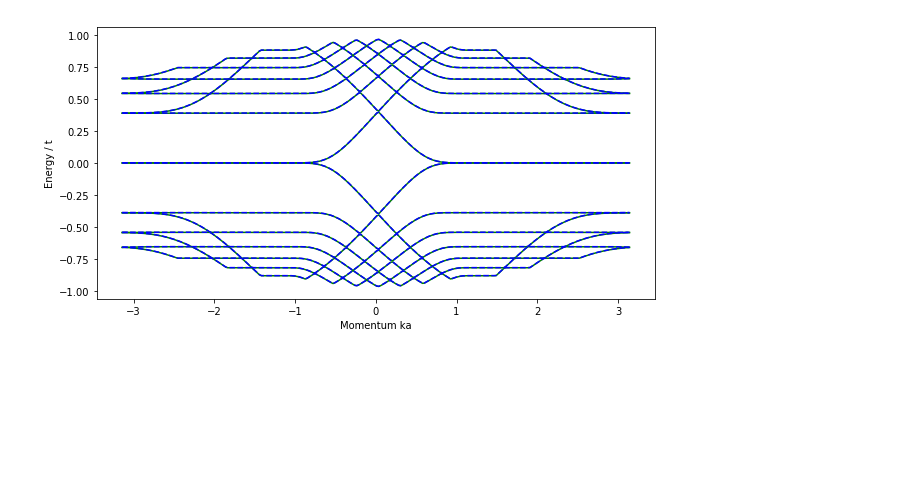
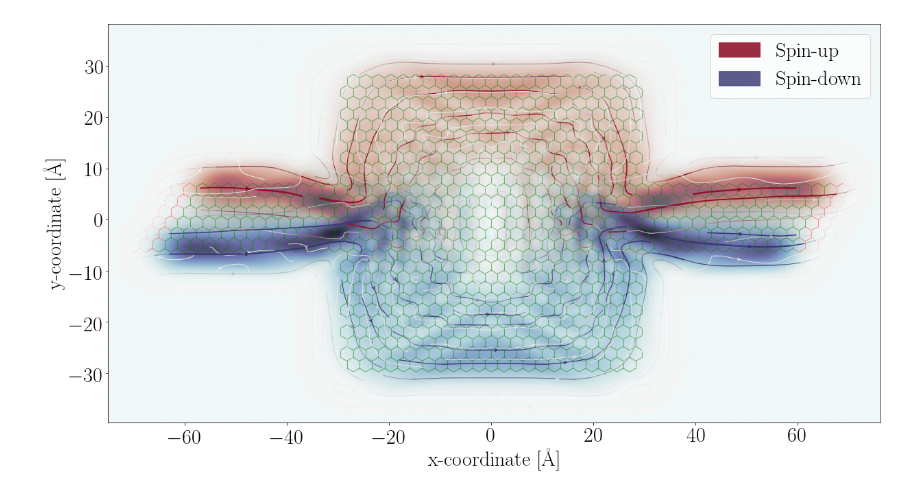
Before and after one commit to CLEANit/QuantumTransduction, a Jupyter notebook: examples/magneticField/spin_dep_transport.ipynb, the cells around one changed output. Cells and saved outputs as stored; diff of their text form; code cells hidden in the pictures; blank space fills up the shorter version.

```diff
--- a/examples/magneticField/spin_dep_transport.ipynb
+++ b/examples/magneticField/spin_dep_transport.ipynb
@@ -177,9 +166,0 @@ energies_down = [bands_down(k) for k in momenta]
-# %%
-fig, axes = pyplot.subplots(1,1, figsize=(10,5), sharey='row')
-nbands = np.array(energies_up).shape[1]
-pyplot.plot(momenta , np.array(energies_up)[:, nbands // 2 - 7: nbands // 2 + 7] / t, 'g-', momenta , np.array(energies_down)[:, nbands // 2 - 7: nbands // 2 + 7] / t, 'b--')
-pyplot.ylabel('Energy / t')
-pyplot.xlabel('Momentum ka')
-pyplot.show()
-# %% [output]
-[figure, removed]
@@ -186,3 +172,39 @@ pyplot.show()
+# %%
+fig, ax = pyplot.subplots(1,1, figsize=(20, 10))
+red_cm = cmocean.cm.amp
+red_cm._init()
+alphas = np.abs(np.linspace(0.5, 1.0, red_cm.N))
+red_cm._lut[:-3,-1] = alphas
+
+blue_cm = cmocean.cm.ice_r
+blue_cm._init()
+alphas = np.abs(np.linspace(0.25, 1.0, blue_cm.N))
+blue_cm._lut[:-3,-1] = alphas
+
+kwant.plot(syst_up,
+           site_lw=0.1,
+           lead_site_lw=0,
+           site_size=0.0,
+           site_color=to_rgba('g', 0.1),
+           hop_lw=0.1,
+           hop_color=to_rgba('g', 0.5),
+           lead_color=to_rgba('r', 0.5),
+           colorbar=False,
+           show=False,
+           ax=ax)
+kwant.plotter.current(syst_up, current_up, cmap=red_cm, ax=ax, linecolor=cmocean.cm.amp(0.75), density=0.5, relwidth=0.1)
+kwant.plotter.current(syst_down, current_down, cmap=blue_cm, ax=ax, linecolor=cmocean.cm.ice_r(0.75), density=0.5, relwidth=0.1)
+patch_up = mpatches.Patch(color=cmocean.cm.amp(0.75), label='Spin-up')
+patch_down = mpatches.Patch(color=cmocean.cm.ice_r(0.75), label='Spin-down')
+
+pyplot.legend(handles=[patch_up, patch_down])
+pyplot.xlabel('x-coordinate [\AA]')
+pyplot.ylabel(r'y-coordinate [\AA]')
+pyplot.tight_layout()
+pyplot.savefig('spin-densities.pdf')
+pyplot.show()
+# %% [output]
+[figure, added]
 # %%
 # calculate the conductance using the smatrix function of kwant
 def conductance(syst, energies, lead_start=0, lead_end=1):
```
Also changed, not shown: parts of 5 cells of this notebook, 2 other files.
